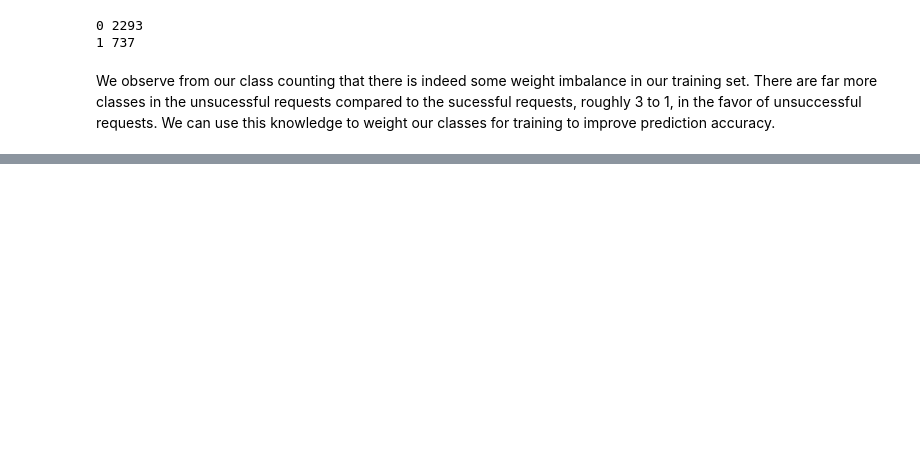
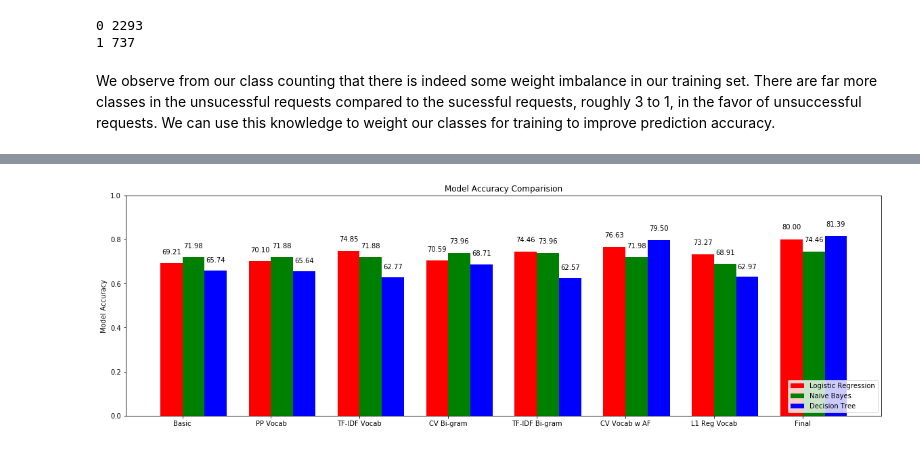
Before and after one commit to dan55/kaggle_pizza, a Jupyter notebook: pizza.ipynb, the cells around one changed output, grey strips where cells are left out. Saved outputs shown, nothing was run; the diff lists cells and outputs as text; code cells hidden in the pictures; blank space fills up the shorter version.

Commit message:
final training code

```diff
--- a/pizza.ipynb
+++ b/pizza.ipynb
@@ -668,7 +707,7 @@ We observe from our class counting that there is indeed some weight imbalance in
 # %%
 # There is some class imbalance, so lets try weighting based on the ratio of classes
 weight_dict = {0: 0.33, 1: .67}
-lr_weight = LogisticRegression(C=0.001, class_weight=weight_dict)
+lr_weight = LogisticRegression(C=0.1, class_weight='balanced')
 lr_weight.fit(tf_pp_train, train_labels)
 lrw_accuracy = lr_weight.score(tf_pp_dev, dev_labels)
 lrw_predicted = lr_weight.predict(tf_pp_dev)
@@ -831,16 +865,0 @@ By introducing additional features from our dataset beyond the textual vocabular
-# %%
-# Let's try combining some things for Logistic Regression
-# Using the uni-gram vocabulary plus additional features
-# We'll tune the model's C value (hyper parameter)
-# And apply weighting to see what kind of accuracy we can produce
-
-weight_dict = {0: 0.4, 1: .6}
-lr_final = LogisticRegression(C=0.01, class_weight=weight_dict)
-
-#gridsearch_model(lr_final, c_values, tf_dev_plus, dev_labels)
-
-lr_final.fit(tf_train_plus, train_labels)
-lr_final_accuracy = lr_final.score(tf_dev_plus, dev_labels)
-lr_final_predicted = lr_final.predict(tf_dev_plus)
-lr_final_f1 = metrics.f1_score(lr_final_predicted, dev_labels, average=None)
-print_model_scores("Logistic Regression", lr_final_accuracy, lr_final_f1)
@@ -916,0 +980,60 @@ plt.show()
+# %%
+# bar graph of the different accuracies
+import matplotlib.pyplot as plt
+#plt.rcdefaults()
+
+N = len(accuracy_dict)
+
+# build lists of scores for each model type
+nb_accuracy = []
+lr_accuracy = []
+dt_accuracy = []
+x_label_names = []
+for i in modification:
+    nb_accuracy.append(accuracy_dict[modification[i]]['Naive Bayes'])
+    lr_accuracy.append(accuracy_dict[modification[i]]['Logistic Regression'])
+    dt_accuracy.append(accuracy_dict[modification[i]]['Decision Tree'])
+    x_label_names.append(modification[i])
+
+ind = np.arange(N)  # the x locations for the groups
+width = 0.25        # the width of the bars
+
+fig, ax = plt.subplots()
+rects1 = ax.bar(ind, lr_accuracy, width, color='r')
+rects2 = ax.bar(ind + width, nb_accuracy, width, color='g')
+rects3 = ax.bar(ind + width*2, dt_accuracy, width, color='b')
+
+# add some text for labels, title and axes ticks
+ax.set_ylabel('Model Accuracy')
+ax.set_title('Model Accuracy Comparision')
+ax.set_xticks(ind + width / 2)
+ax.set_xticklabels(x_label_names)
+
+ax.legend((rects1[0], rects2[0], rects3[0]), ('Logistic Regression', 'Naive Bayes', 'Decision Tree'),
+         loc='lower right')
+
+# make the figure larger
+fig.set_size_inches(20,6)
+
+def autolabel(rects):
+    """
+    Attach a text label above each bar displaying its height
+    """
+    for rect in rects:
+        height = rect.get_height()
+        h_text = str("%2.2f" %(height*100))
+        ax.text(rect.get_x() + rect.get_width()/2., 1.05*height,
+                h_text,
+                ha='center', va='bottom')
+
+autolabel(rects1)
+autolabel(rects2)
+autolabel(rects3)
+
+# change the y axis limit
+x1,x2,y1,y2 = plt.axis()
+plt.axis((x1,x2,0,1))
+
+plt.show()
+# %% [output]
+[figure, added]
```
Also changed, not shown: parts of 31 cells of this notebook.
